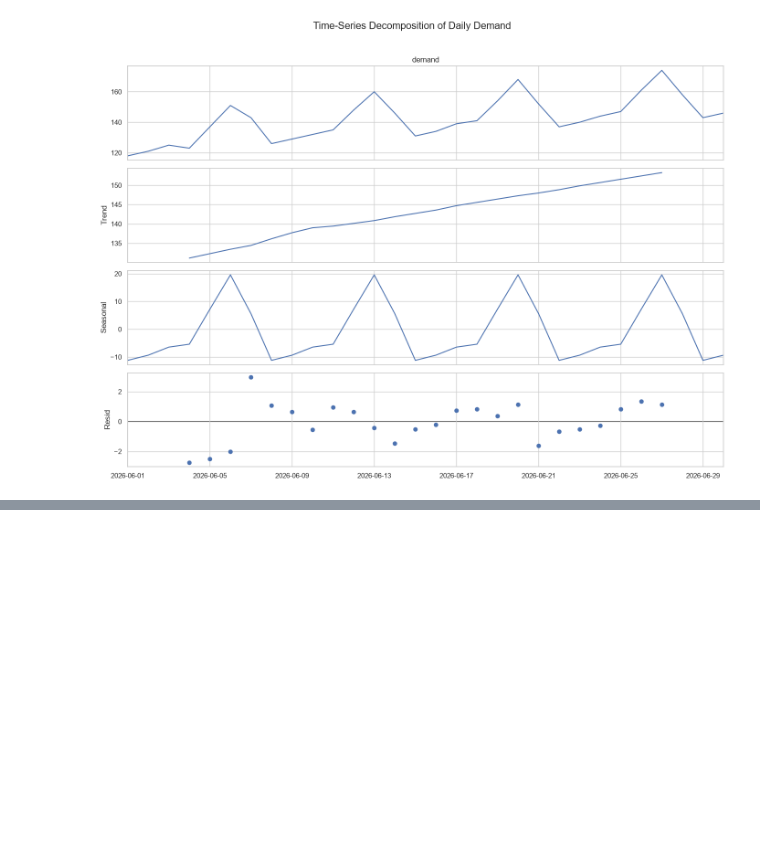
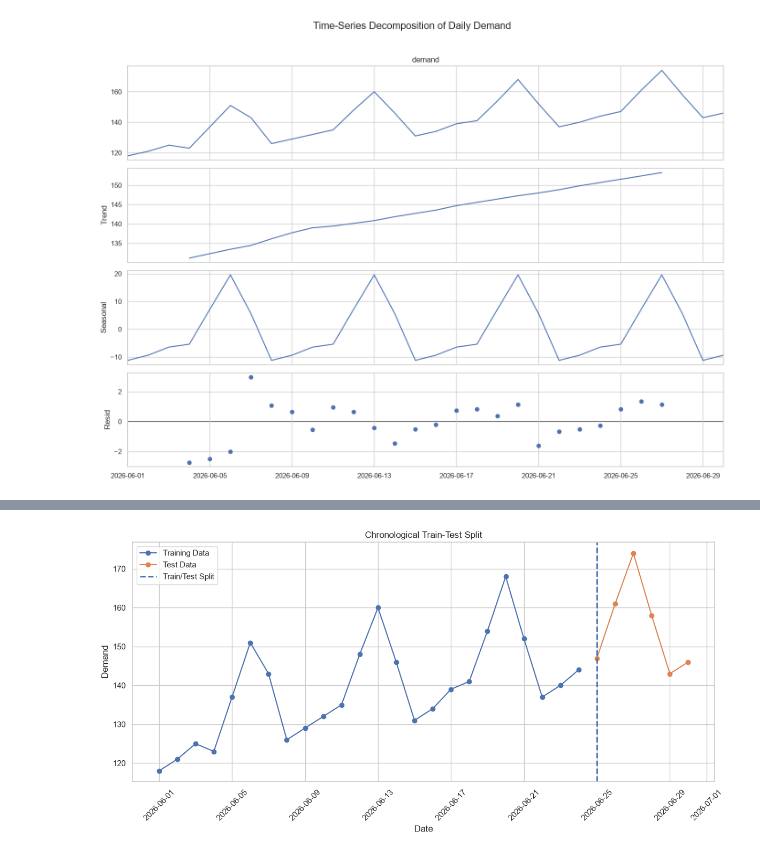
Before and after one commit to Debankumardas/Time-Series-Forecasting, a Jupyter notebook: notebooks/time_series_forecasting.ipynb, the cells around one changed output, grey strips where cells are left out. Cells and saved outputs as stored; diff of their text form; code cells hidden in the pictures; blank space fills up the shorter version.

```diff
--- a/notebooks/time_series_forecasting.ipynb
+++ b/notebooks/time_series_forecasting.ipynb
@@ -375,0 +524,19 @@ plt.show()
+# %%
+# Chronological train-test split
+
+demand_series = df["demand"].asfreq("D")
+
+split_point = int(len(demand_series) * 0.8)
+
+train = demand_series.iloc[:split_point]
+test = demand_series.iloc[split_point:]
+
+print("Total observations:", len(demand_series))
+print("Training observations:", len(train))
+print("Testing observations:", len(test))
+
+print("\nTraining period:")
+print(train.index.min(), "to", train.index.max())
+
+print("\nTesting period:")
+print(test.index.min(), "to", test.index.max())
@@ -375,0 +553,22 @@ plt.show()
+# %%
+plt.figure(figsize=(12, 6))
+
+plt.plot(train.index, train, marker="o", label="Training Data")
+plt.plot(test.index, test, marker="o", label="Test Data")
+
+plt.axvline(
+    test.index[0],
+    linestyle="--",
+    linewidth=2,
+    label="Train/Test Split"
+)
+
+plt.title("Chronological Train-Test Split")
+plt.xlabel("Date")
+plt.ylabel("Demand")
+plt.legend()
+plt.xticks(rotation=45)
+plt.tight_layout()
+plt.show()
+# %% [output]
+[figure, added]
```
Also changed, not shown: parts of 22 cells of this notebook.
